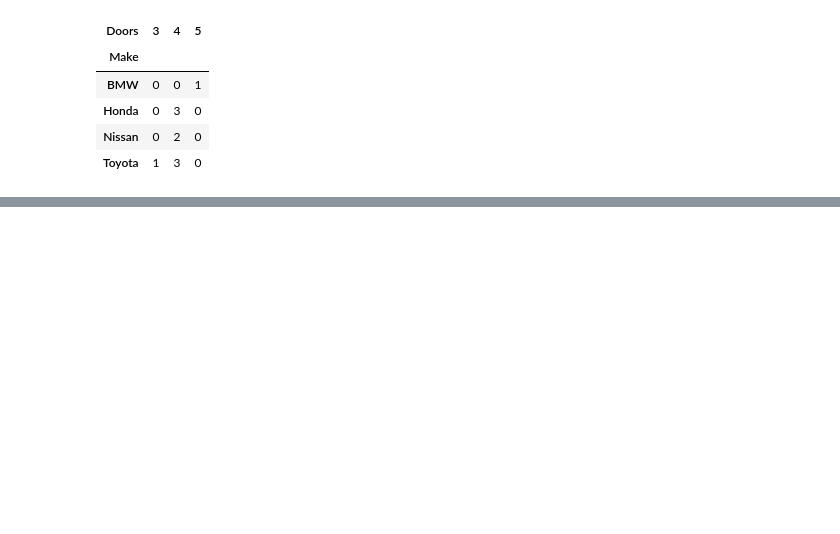
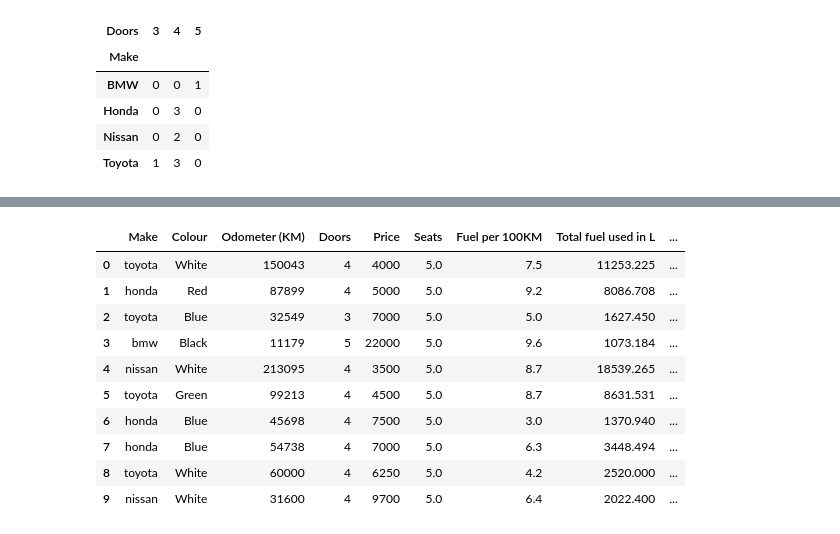
Before and after one commit to Mafematic/ztm_Machine-Learning, a Jupyter notebook: introduction-to-pandas.ipynb, the cells around one changed output, grey strips where cells are left out. Drawn from its saved outputs; the diff is of its cells as text; code cells hidden in the pictures; blank space fills up the shorter version.

```diff
--- a/introduction-to-pandas.ipynb
+++ b/introduction-to-pandas.ipynb
@@ -466,0 +580,7 @@ car_sales
+# %%
+# Column from series
+seats_column = pd.Series([5, 5, 5, 5, 5])
+
+# New column called seats
+car_sales["Seats"] = seats_column
+car_sales
@@ -466,0 +599,2 @@ car_sales
+# %%
+car_sales["Seats"].fillna(5, inplace=True)
@@ -466,0 +615,8 @@ car_sales
+# %%
+# Column from Python list
+
+fuel_economy = [7.5, 9.2, 5.0, 9.6, 8.7, 8.7, 3.0, 6.3, 4.2, 6.4]
+car_sales["Fuel per 100KM"] = fuel_economy
+# %%
+car_sales["Total fuel used in L"] = car_sales["Odometer (KM)"]/100 * car_sales["Fuel per 100KM"]
+car_sales
@@ -466,0 +635,16 @@ car_sales
+# %%
+# Create a column from a single value
+car_sales["Number of Wheels"] = 4
+car_sales
+# %% [output]
+|  | Make | Colour | Odometer (KM) | Doors | Price | Seats | Fuel per 100KM | Total fuel used in L | ... |
+| 0 | toyota | White | 150043 | 4 | 4000 | 5.0 | 7.5 | 11253.225 | ... |
+| 1 | honda | Red | 87899 | 4 | 5000 | 5.0 | 9.2 | 8086.708 | ... |
+| 2 | toyota | Blue | 32549 | 3 | 7000 | 5.0 | 5.0 | 1627.450 | ... |
+| 3 | bmw | Black | 11179 | 5 | 22000 | 5.0 | 9.6 | 1073.184 | ... |
+| 4 | nissan | White | 213095 | 4 | 3500 | 5.0 | 8.7 | 18539.265 | ... |
+| 5 | toyota | Green | 99213 | 4 | 4500 | 5.0 | 8.7 | 8631.531 | ... |
+| 6 | honda | Blue | 45698 | 4 | 7500 | 5.0 | 3.0 | 1370.940 | ... |
+| 7 | honda | Blue | 54738 | 4 | 7000 | 5.0 | 6.3 | 3448.494 | ... |
+| 8 | toyota | White | 60000 | 4 | 6250 | 5.0 | 4.2 | 2520.000 | ... |
+| 9 | nissan | White | 31600 | 4 | 9700 | 5.0 | 6.4 | 2022.400 | ... |
```
Also changed, not shown: parts of 58 cells of this notebook, 2 other files.
